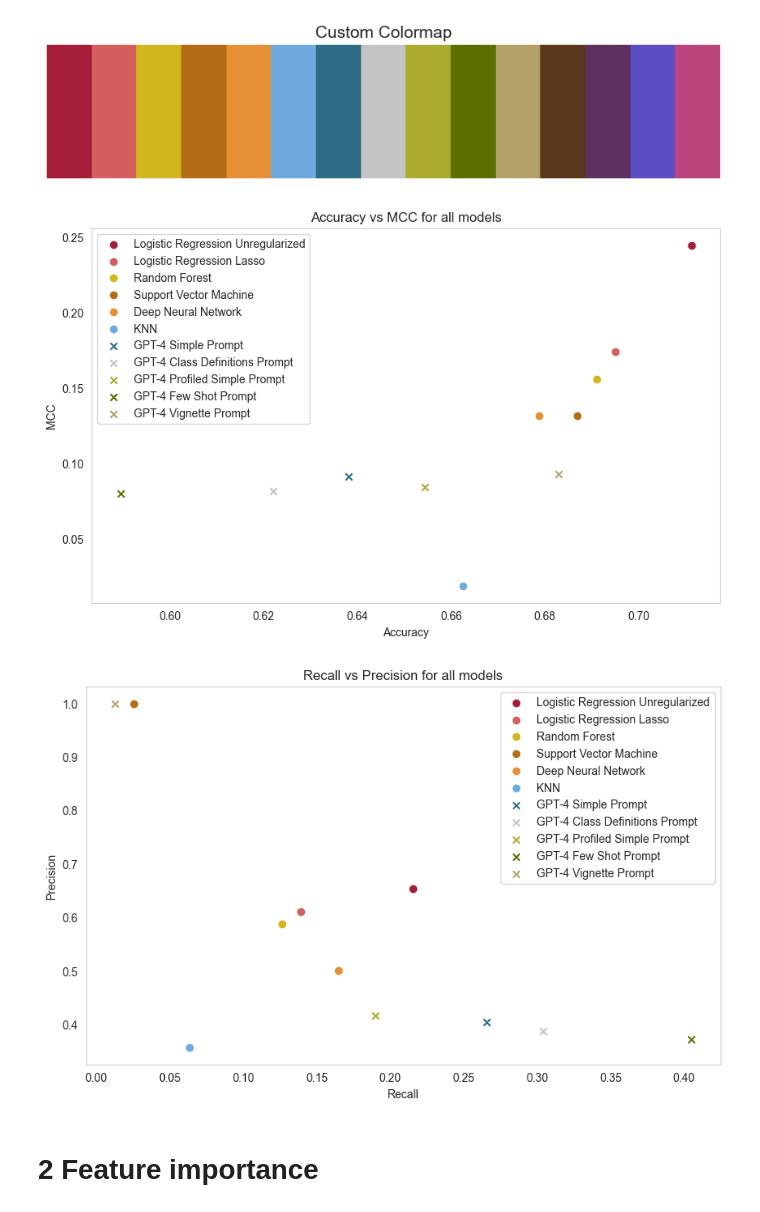
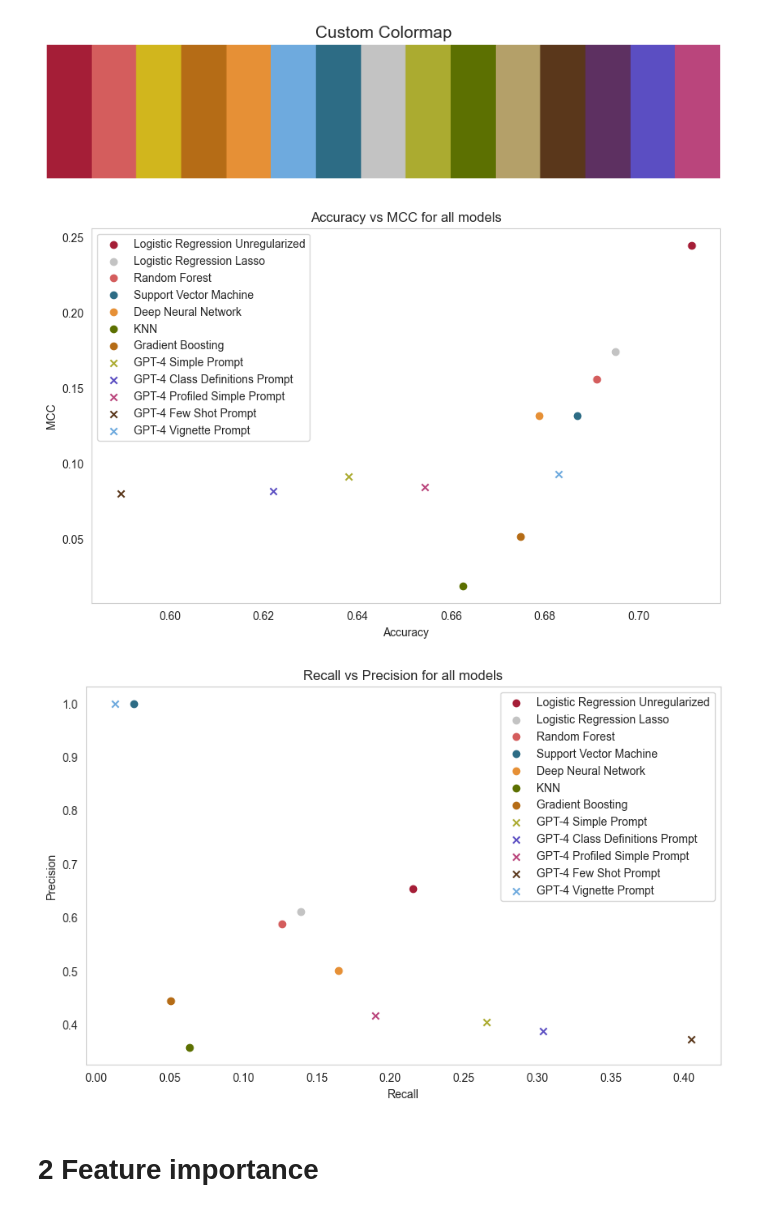
Before and after one commit to kimmizi/master_thesis, a Jupyter notebook: exp/13_Evaluation.ipynb, the cells around one changed output. Cells and saved outputs as stored; diff of their text form; code cells hidden in the pictures.

Commit message:
Add Gradient Boosting model

```diff
--- a/exp/13_Evaluation.ipynb
+++ b/exp/13_Evaluation.ipynb
@@ -34,6 +35,7 @@ y_pred_rf = pd.read_csv("../exp/predictions/y_pred_rf.csv", sep = ",")
 y_pred_svc = pd.read_csv("../exp/predictions/y_pred_svc.csv", sep = ",")
 y_pred_dnn = pd.read_csv("../exp/predictions/y_pred_dnn.csv", sep = ",")
 y_pred_knn = pd.read_csv("../exp/predictions/y_pred_knn.csv", sep = ",")
+y_pred_gb = pd.read_csv("../exp/predictions/y_pred_gb.csv", sep = ",")
 
 y_pred_GPT4_simple_prompt = pd.read_csv("../exp/preds_LLMs/y_pred_GPT4_simple_prompt.csv", sep = ",")
 y_pred_GPT4_class_definitions_prompt = pd.read_csv("../exp/preds_LLMs/y_pred_GPT4_class_definitions_prompt.csv", sep = ",")
@@ -93,6 +95,7 @@ metrics_rf = calculate_metrics(y_test, y_pred_rf)
 metrics_svc = calculate_metrics(y_test, y_pred_svc)
 metrics_dnn = calculate_metrics(y_test, y_pred_dnn)
 metrics_knn = calculate_metrics(y_test, y_pred_knn)
+metrics_gb = calculate_metrics(y_test, y_pred_gb)
 metrics_GPT4_simple_prompt = calculate_metrics(y_test, y_pred_GPT4_simple_prompt)
 metrics_GPT4_class_definitions_prompt = calculate_metrics(y_test, y_pred_GPT4_class_definitions_prompt)
 metrics_GPT4_profiled_simple_prompt = calculate_metrics(y_test, y_pred_GPT4_profiled_simple_prompt)
@@ -133,39 +136,41 @@ plt.show()
 # %%
 # plot accuracy (x-axis) and mcc (y-axis) for all models
 plt.figure(figsize = (10, 6))
 plt.scatter(metrics_lr_unreg["accuracy"], metrics_lr_unreg["mcc"], label = "Logistic Regression Unregularized", color = hex_colors[0])
-plt.scatter(metrics_lr_lasso["accuracy"], metrics_lr_lasso["mcc"], label = "Logistic Regression Lasso", color = hex_colors[1])
-plt.scatter(metrics_rf["accuracy"], metrics_rf["mcc"], label = "Random Forest", color = hex_colors[2])
-plt.scatter(metrics_svc["accuracy"], metrics_svc["mcc"], label = "Support Vector Machine", color = hex_colors[3])
+plt.scatter(metrics_lr_lasso["accuracy"], metrics_lr_lasso["mcc"], label = "Logistic Regression Lasso", color = hex_colors[7])
+plt.scatter(metrics_rf["accuracy"], metrics_rf["mcc"], label = "Random Forest", color = hex_colors[1])
+plt.scatter(metrics_svc["accuracy"], metrics_svc["mcc"], label = "Support Vector Machine", color = hex_colors[6])
 plt.scatter(metrics_dnn["accuracy"], metrics_dnn["mcc"], label = "Deep Neural Network", color = hex_colors[4])
-plt.scatter(metrics_knn["accuracy"], metrics_knn["mcc"], label = "KNN", color = hex_colors[5])
-plt.scatter(metrics_GPT4_simple_prompt["accuracy"], metrics_GPT4_simple_prompt["mcc"], label = "GPT-4 Simple Prompt", color = hex_colors[6], marker = "x")
-plt.scatter(metrics_GPT4_class_definitions_prompt["accuracy"], metrics_GPT4_class_definitions_prompt["mcc"], label = "GPT-4 Class Definitions Prompt", color = hex_colors[7], marker = "x")
-plt.scatter(metrics_GPT4_profiled_simple_prompt["accuracy"], metrics_GPT4_profiled_simple_prompt["mcc"], label = "GPT-4 Profiled Simple Prompt", color = hex_colors[8], marker = "x")
-plt.scatter(metrics_GPT4_few_shot_prompt["accuracy"], metrics_GPT4_few_shot_prompt["mcc"], label = "GPT-4 Few Shot Prompt", color = hex_colors[9], marker = "x")
-plt.scatter(metrics_GPT4_vignette_prompt["accuracy"], metrics_GPT4_vignette_prompt["mcc"], label = "GPT-4 Vignette Prompt", color = hex_colors[10], marker = "x")
+plt.scatter(metrics_knn["accuracy"], metrics_knn["mcc"], label = "KNN", color = hex_colors[9])
+plt.scatter(metrics_gb["accuracy"], metrics_gb["mcc"], label = "Gradient Boosting", color = hex_colors[3])
+plt.scatter(metrics_GPT4_simple_prompt["accuracy"], metrics_GPT4_simple_prompt["mcc"], label = "GPT-4 Simple Prompt", color = hex_colors[8], marker = "x")
+plt.scatter(metrics_GPT4_class_definitions_prompt["accuracy"], metrics_GPT4_class_definitions_prompt["mcc"], label = "GPT-4 Class Definitions Prompt", color = hex_colors[13], marker = "x")
+plt.scatter(metrics_GPT4_profiled_simple_prompt["accuracy"], metrics_GPT4_profiled_simple_prompt["mcc"], label = "GPT-4 Profiled Simple Prompt", color = hex_colors[14], marker = "x")
+plt.scatter(metrics_GPT4_few_shot_prompt["accuracy"], metrics_GPT4_few_shot_prompt["mcc"], label = "GPT-4 Few Shot Prompt", color = hex_colors[11], marker = "x")
+plt.scatter(metrics_GPT4_vignette_prompt["accuracy"], metrics_GPT4_vignette_prompt["mcc"], label = "GPT-4 Vignette Prompt", color = hex_colors[5], marker = "x")
 plt.xlabel("Accuracy")
 plt.ylabel("MCC")
 plt.title("Accuracy vs MCC for all models")
 plt.legend()
 plt.grid()
 plt.show()
 # %% [output]
-[figure, old version]
+[figure, new version]
 # %%
 # plot recall vs precision for all models
 plt.figure(figsize = (10, 6))
 plt.scatter(metrics_lr_unreg["recall"], metrics_lr_unreg["precision"], label = "Logistic Regression Unregularized", color = hex_colors[0])
-plt.scatter(metrics_lr_lasso["recall"], metrics_lr_lasso["precision"], label = "Logistic Regression Lasso", color = hex_colors[1])
-plt.scatter(metrics_rf["recall"], metrics_rf["precision"], label = "Random Forest", color = hex_colors[2])
-plt.scatter(metrics_svc["recall"], metrics_svc["precision"], label = "Support Vector Machine", color = hex_colors[3])
+plt.scatter(metrics_lr_lasso["recall"], metrics_lr_lasso["precision"], label = "Logistic Regression Lasso", color = hex_colors[7])
+plt.scatter(metrics_rf["recall"], metrics_rf["precision"], label = "Random Forest", color = hex_colors[1])
+plt.scatter(metrics_svc["recall"], metrics_svc["precision"], label = "Support Vector Machine", color = hex_colors[6])
 plt.scatter(metrics_dnn["recall"], metrics_dnn["precision"], label = "Deep Neural Network", color = hex_colors[4])
-plt.scatter(metrics_knn["recall"], metrics_knn["precision"], label = "KNN", color = hex_colors[5])
-plt.scatter(metrics_GPT4_simple_prompt["recall"], metrics_GPT4_simple_prompt["precision"], label = "GPT-4 Simple Prompt", color = hex_colors[6], marker = "x")
-plt.scatter(metrics_GPT4_class_definitions_prompt["recall"], metrics_GPT4_class_definitions_prompt["precision"], label = "GPT-4 Class Definitions Prompt", color = hex_colors[7], marker = "x")
-plt.scatter(metrics_GPT4_profiled_simple_prompt["recall"], metrics_GPT4_profiled_simple_prompt["precision"], label = "GPT-4 Profiled Simple Prompt", color = hex_colors[8], marker = "x")
-plt.scatter(metrics_GPT4_few_shot_prompt["recall"], metrics_GPT4_few_shot_prompt["precision"], label = "GPT-4 Few Shot Prompt", color = hex_colors[9], marker = "x")
-plt.scatter(metrics_GPT4_vignette_prompt["recall"], metrics_GPT4_vignette_prompt["precision"], label = "GPT-4 Vignette Prompt", color = hex_colors[10], marker = "x")
+plt.scatter(metrics_knn["recall"], metrics_knn["precision"], label = "KNN", color = hex_colors[9])
+plt.scatter(metrics_gb["recall"], metrics_gb["precision"], label = "Gradient Boosting", color = hex_colors[3])
+plt.scatter(metrics_GPT4_simple_prompt["recall"], metrics_GPT4_simple_prompt["precision"], label = "GPT-4 Simple Prompt", color = hex_colors[8], marker = "x")
+plt.scatter(metrics_GPT4_class_definitions_prompt["recall"], metrics_GPT4_class_definitions_prompt["precision"], label = "GPT-4 Class Definitions Prompt", color = hex_colors[13], marker = "x")
+plt.scatter(metrics_GPT4_profiled_simple_prompt["recall"], metrics_GPT4_profiled_simple_prompt["precision"], label = "GPT-4 Profiled Simple Prompt", color = hex_colors[14], marker = "x")
+plt.scatter(metrics_GPT4_few_shot_prompt["recall"], metrics_GPT4_few_shot_prompt["precision"], label = "GPT-4 Few Shot Prompt", color = hex_colors[11], marker = "x")
+plt.scatter(metrics_GPT4_vignette_prompt["recall"], metrics_GPT4_vignette_prompt["precision"], label = "GPT-4 Vignette Prompt", color = hex_colors[5], marker = "x")
 plt.xlabel("Recall")
 plt.ylabel("Precision")
 plt.title("Recall vs Precision for all models")
@@ -173,6 +178,6 @@ plt.legend()
 plt.grid()
 plt.show()
 # %% [output]
-[figure, old version]
+[figure, new version]
 # %% [markdown]
 # 2 Feature importance
```
Also changed, not shown: parts of 1 cell of this notebook, 3 other files.
